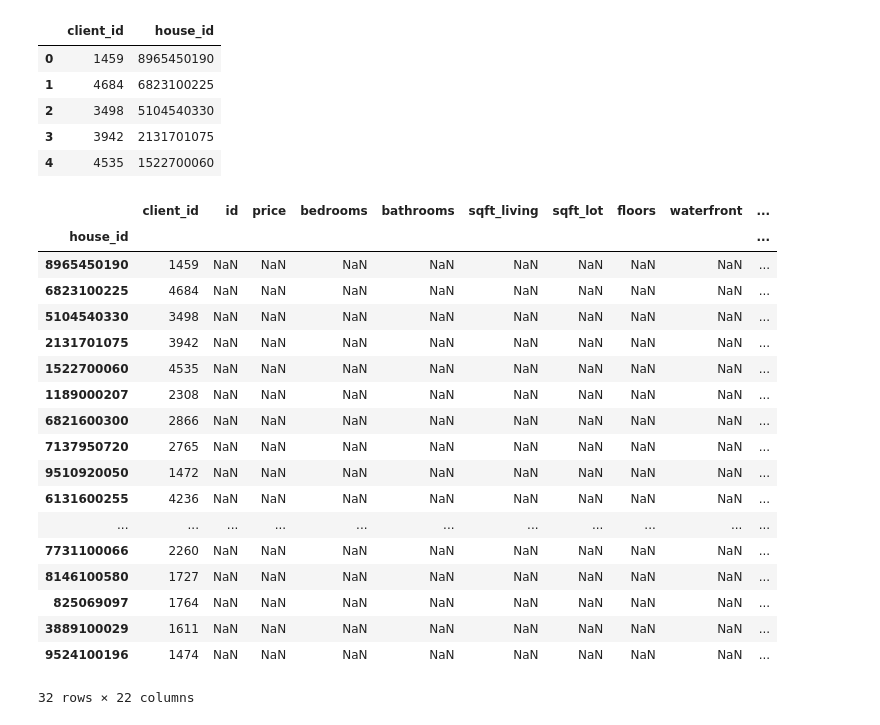
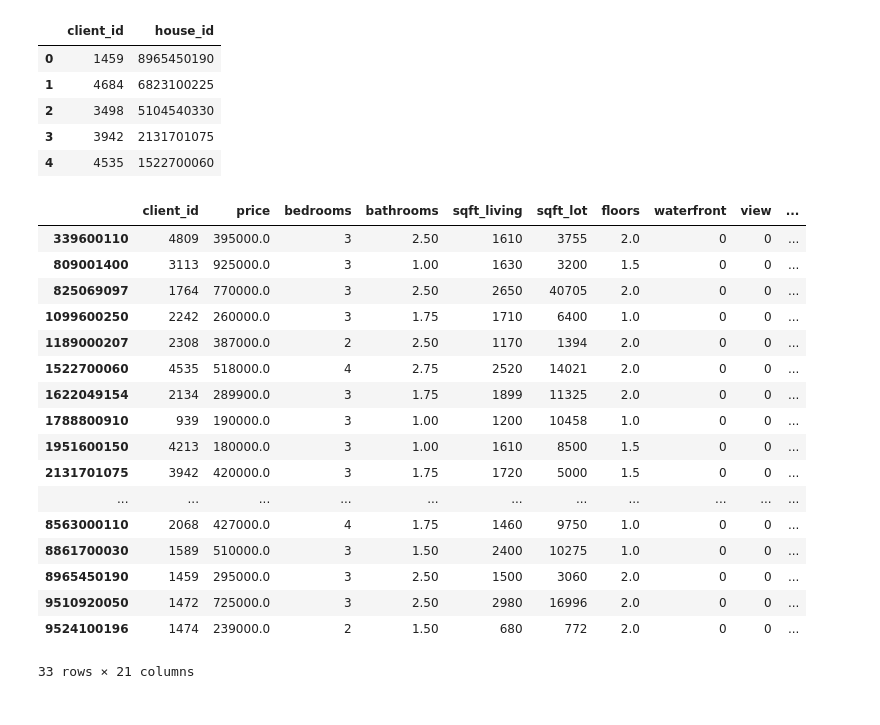
Before and after one commit to darya-kulikova1988/Python-Jupiter, a Jupyter notebook: HW3.ipynb, the cells around one changed output. Drawn from its saved outputs; the diff is of its cells as text; code cells hidden in the pictures.

```diff
--- a/HW3.ipynb
+++ b/HW3.ipynb
@@ -108,25 +108,24 @@ clients.head()
 # %%
 #2.1 Присоедините к таблице clients данные по домам через метод join
 client_house_id = clients.set_index('house_id')
-joined = client_house_id.join(df)
+joined = client_house_id.join(df.set_index("id"), how="inner")
 joined
 # %% [output]
-|  | client_id | id | price | bedrooms | bathrooms | sqft_living | sqft_lot | floors | waterfront | ... |
-| house_id |  |  |  |  |  |  |  |  |  | ... |
-| 8965450190 | 1459 | NaN | NaN | NaN | NaN | NaN | NaN | NaN | NaN | ... |
-| 6823100225 | 4684 | NaN | NaN | NaN | NaN | NaN | NaN | NaN | NaN | ... |
-| 5104540330 | 3498 | NaN | NaN | NaN | NaN | NaN | NaN | NaN | NaN | ... |
-| 2131701075 | 3942 | NaN | NaN | NaN | NaN | NaN | NaN | NaN | NaN | ... |
-| 1522700060 | 4535 | NaN | NaN | NaN | NaN | NaN | NaN | NaN | NaN | ... |
-| 1189000207 | 2308 | NaN | NaN | NaN | NaN | NaN | NaN | NaN | NaN | ... |
-| 6821600300 | 2866 | NaN | NaN | NaN | NaN | NaN | NaN | NaN | NaN | ... |
-| 7137950720 | 2765 | NaN | NaN | NaN | NaN | NaN | NaN | NaN | NaN | ... |
-| 9510920050 | 1472 | NaN | NaN | NaN | NaN | NaN | NaN | NaN | NaN | ... |
-| 6131600255 | 4236 | NaN | NaN | NaN | NaN | NaN | NaN | NaN | NaN | ... |
+|  | client_id | price | bedrooms | bathrooms | sqft_living | sqft_lot | floors | waterfront | view | ... |
+| 339600110 | 4809 | 395000.0 | 3 | 2.50 | 1610 | 3755 | 2.0 | 0 | 0 | ... |
+| 809001400 | 3113 | 925000.0 | 3 | 1.00 | 1630 | 3200 | 1.5 | 0 | 0 | ... |
+| 825069097 | 1764 | 770000.0 | 3 | 2.50 | 2650 | 40705 | 2.0 | 0 | 0 | ... |
+| 1099600250 | 2242 | 260000.0 | 3 | 1.75 | 1710 | 6400 | 1.0 | 0 | 0 | ... |
+| 1189000207 | 2308 | 387000.0 | 2 | 2.50 | 1170 | 1394 | 2.0 | 0 | 0 | ... |
+| 1522700060 | 4535 | 518000.0 | 4 | 2.75 | 2520 | 14021 | 2.0 | 0 | 0 | ... |
+| 1622049154 | 2134 | 289900.0 | 3 | 1.75 | 1899 | 11325 | 2.0 | 0 | 0 | ... |
+| 1788800910 | 939 | 190000.0 | 3 | 1.00 | 1200 | 10458 | 1.0 | 0 | 0 | ... |
+| 1951600150 | 4213 | 180000.0 | 3 | 1.00 | 1610 | 8500 | 1.5 | 0 | 0 | ... |
+| 2131701075 | 3942 | 420000.0 | 3 | 1.75 | 1720 | 5000 | 1.5 | 0 | 0 | ... |
 | ... | ... | ... | ... | ... | ... | ... | ... | ... | ... | ... |
-| 7731100066 | 2260 | NaN | NaN | NaN | NaN | NaN | NaN | NaN | NaN | ... |
-| 8146100580 | 1727 | NaN | NaN | NaN | NaN | NaN | NaN | NaN | NaN | ... |
-| 825069097 | 1764 | NaN | NaN | NaN | NaN | NaN | NaN | NaN | NaN | ... |
-| 3889100029 | 1611 | NaN | NaN | NaN | NaN | NaN | NaN | NaN | NaN | ... |
-| 9524100196 | 1474 | NaN | NaN | NaN | NaN | NaN | NaN | NaN | NaN | ... |
+| 8563000110 | 2068 | 427000.0 | 4 | 1.75 | 1460 | 9750 | 1.0 | 0 | 0 | ... |
+| 8861700030 | 1589 | 510000.0 | 3 | 1.50 | 2400 | 10275 | 1.0 | 0 | 0 | ... |
+| 8965450190 | 1459 | 295000.0 | 3 | 2.50 | 1500 | 3060 | 2.0 | 0 | 0 | ... |
+| 9510920050 | 1472 | 725000.0 | 3 | 2.50 | 2980 | 16996 | 2.0 | 0 | 0 | ... |
+| 9524100196 | 1474 | 239000.0 | 2 | 1.50 | 680 | 772 | 2.0 | 0 | 0 | ... |
-32 rows × 22 columns
+33 rows × 21 columns
```
Also changed, not shown: parts of 2 cells of this notebook.
